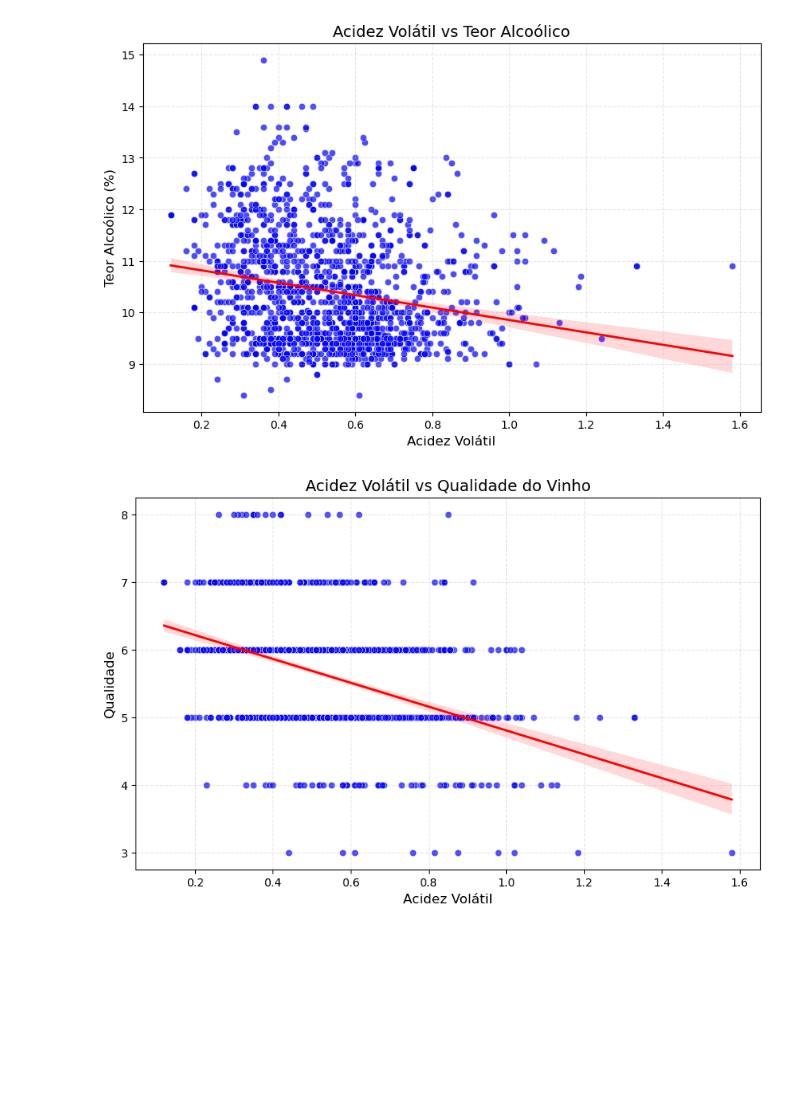
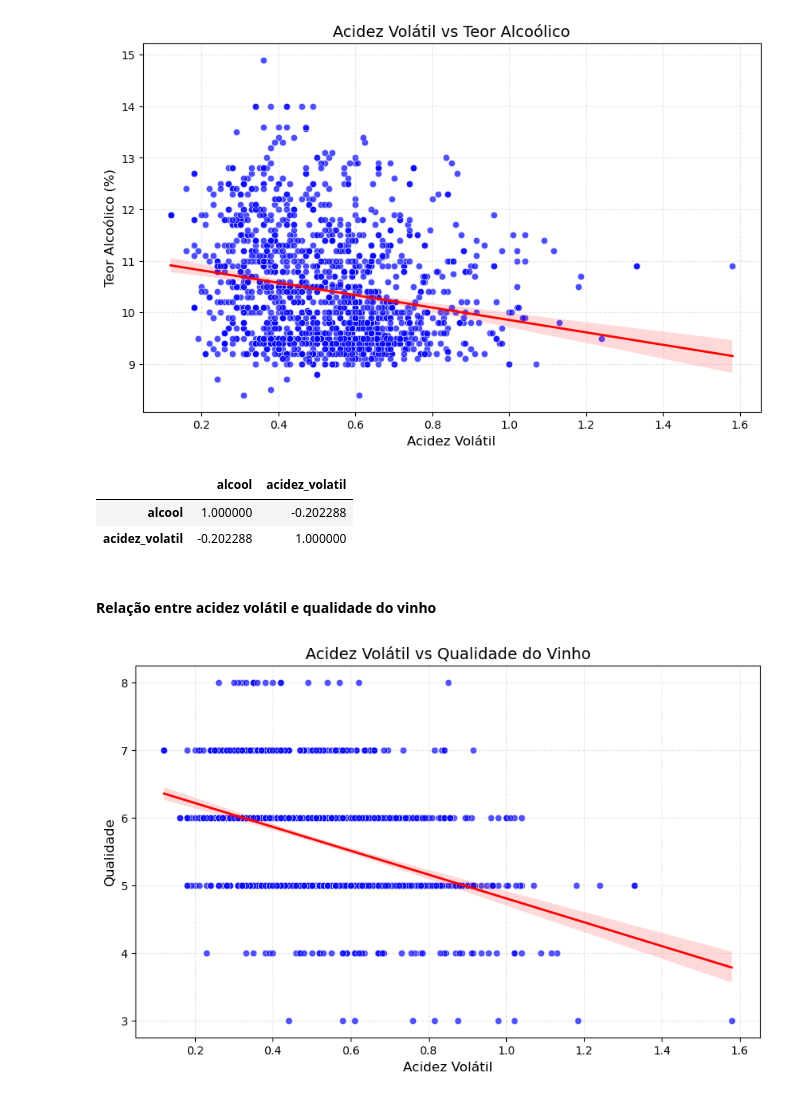
Before and after one commit to JacksonvBarbosa/Analise_qualidade_vinhos, a Jupyter notebook: Portfolio-DA-vinhos-jackwine/notebooks/exploracao_dos_dados.ipynb, the cells around one changed output. Saved outputs shown, nothing was run; the diff lists cells and outputs as text; code cells hidden in the pictures; blank space fills up the shorter version.

```diff
--- a/Portfolio-DA-vinhos-jackwine/notebooks/exploracao_dos_dados.ipynb
+++ b/Portfolio-DA-vinhos-jackwine/notebooks/exploracao_dos_dados.ipynb
@@ -234,6 +342,16 @@ grafo_barra(media_citrico_qualidade, media_citrico_qualidade.index, media_citric
 grafo_scatterplot(df, df['acidez_volatil'], df['alcool'], titulo='Acidez Volátil vs Teor Alcoólico', xlabel='Acidez Volátil', ylabel='Teor Alcoólico (%)')
 # %% [output]
 [figure]
+# %%
+# Teste correlação de Pearson
+corr_alcool_acidez_volatil = df[['alcool', 'acidez_volatil']].corr('pearson', numeric_only=True)
+corr_alcool_acidez_volatil
+# %% [output]
+|  | alcool | acidez_volatil |
+| alcool | 1.000000 | -0.202288 |
+| acidez_volatil | -0.202288 | 1.000000 |
+# %% [markdown]
+#### Relação entre acidez volátil e qualidade do vinho
 # %%
 # Relação entre acidez volátil e teor qualidade do vinho
 grafo_scatterplot(df, df['acidez_volatil'], df['qualidade'], titulo='Acidez Volátil vs Qualidade do Vinho', xlabel='Acidez Volátil', ylabel='Qualidade')
```
Also changed, not shown: parts of 41 cells of this notebook, 3 other files.
